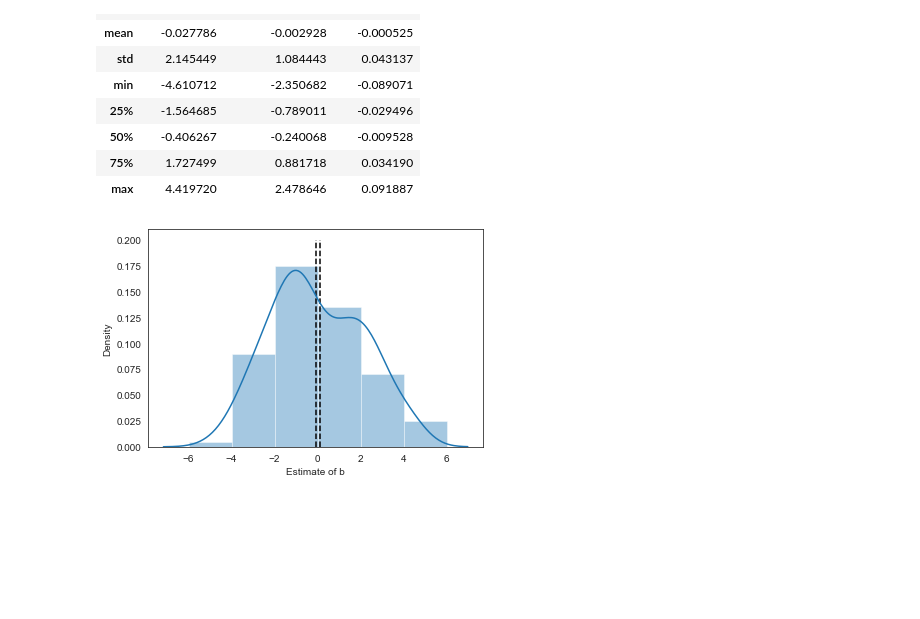
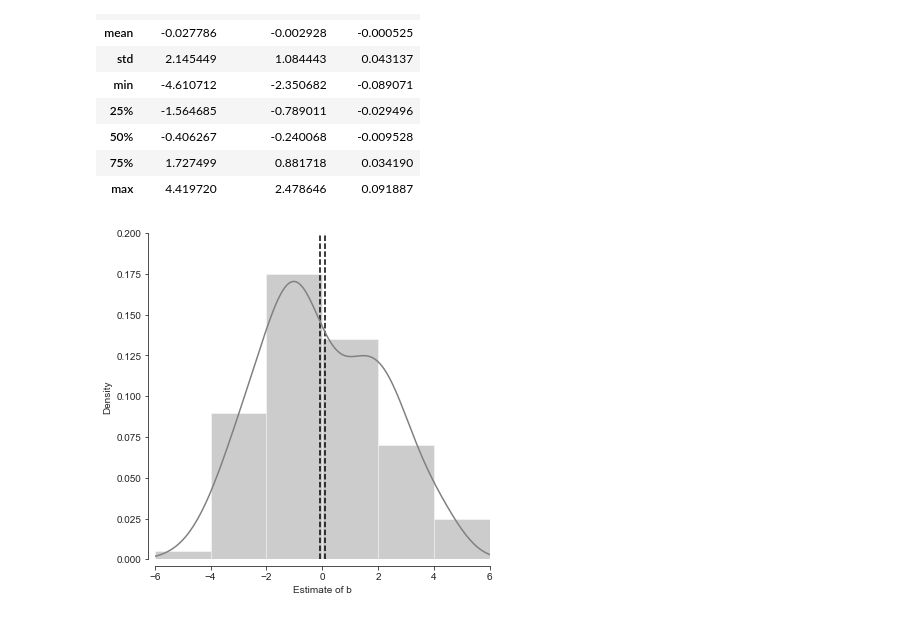
Before and after one commit to amc-econ/learning_microeconometrics_with_python, a Jupyter notebook: notebooks Python/chap_2_multiple_regression.ipynb, the cells around one changed output. Saved outputs shown, nothing was run; the diff lists cells and outputs as text; code cells hidden in the pictures; blank space fills up the shorter version.

```diff
--- a/notebooks Python/chap_2_multiple_regression.ipynb
+++ b/notebooks Python/chap_2_multiple_regression.ipynb
@@ -351,25 +351,43 @@ df.describe()
 # %%
 import seaborn as sns
 import matplotlib.pyplot as plt
 
 sns.set_style('white')
+
+plt.figure(figsize=(6,6))
 ax = sns.distplot(df['Standard Est.'],
-                  bins=[-6,-4,-2,0,2,4,6])
+                  bins=[-6,-4,-2,0,2,4,6],
+                  color = 'grey')
 ax.set(xlabel='Estimate of b')
 plt.vlines(df['Proposed Est.'].min(),
            0,
            0.2,
            colors='k',
            linestyles='--',
            label='',
            data=None)
 plt.vlines(df['Proposed Est.'].max(),
            0,
            0.2,
            colors='k',
            linestyles='--',
            label='',
            data=None)
+
+# changing the axes styles to make them look like R
+ax.spines['right'].set_color('none')
+ax.spines['top'].set_color('none')
+ax.xaxis.set_ticks_position('bottom')
+
+ax.spines['bottom'].set_position(('axes', -0.02))
+ax.yaxis.set_ticks_position('left')
+ax.spines['left'].set_position(('axes', -0.02))
+ax.set_xlim([-6, 6])
+ax.set_ylim([0, 0.20])
+
+ax.xaxis.grid(False)
+ax.yaxis.grid(False)
+
 plt.show()
 # %% [output]
-[figure, old version]
+[figure, new version]
```
